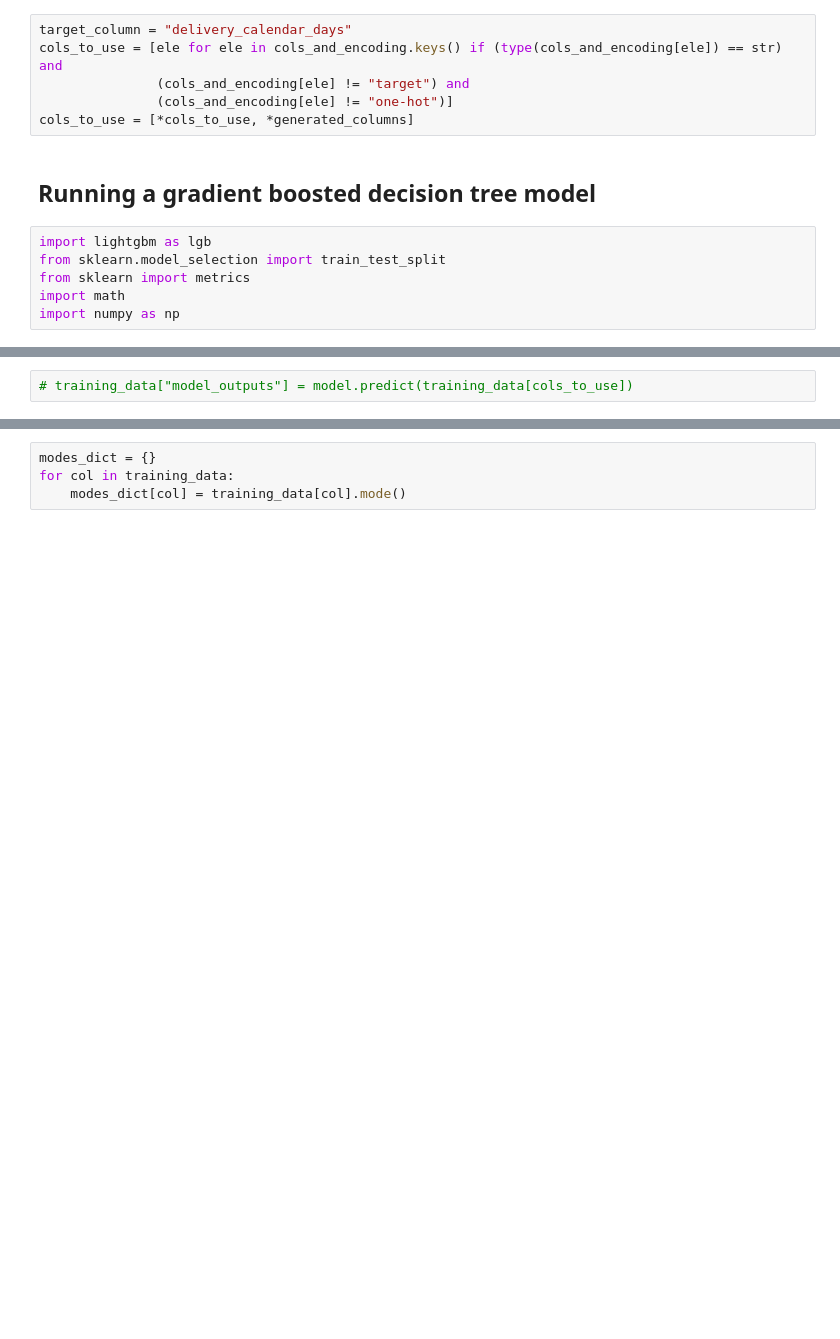
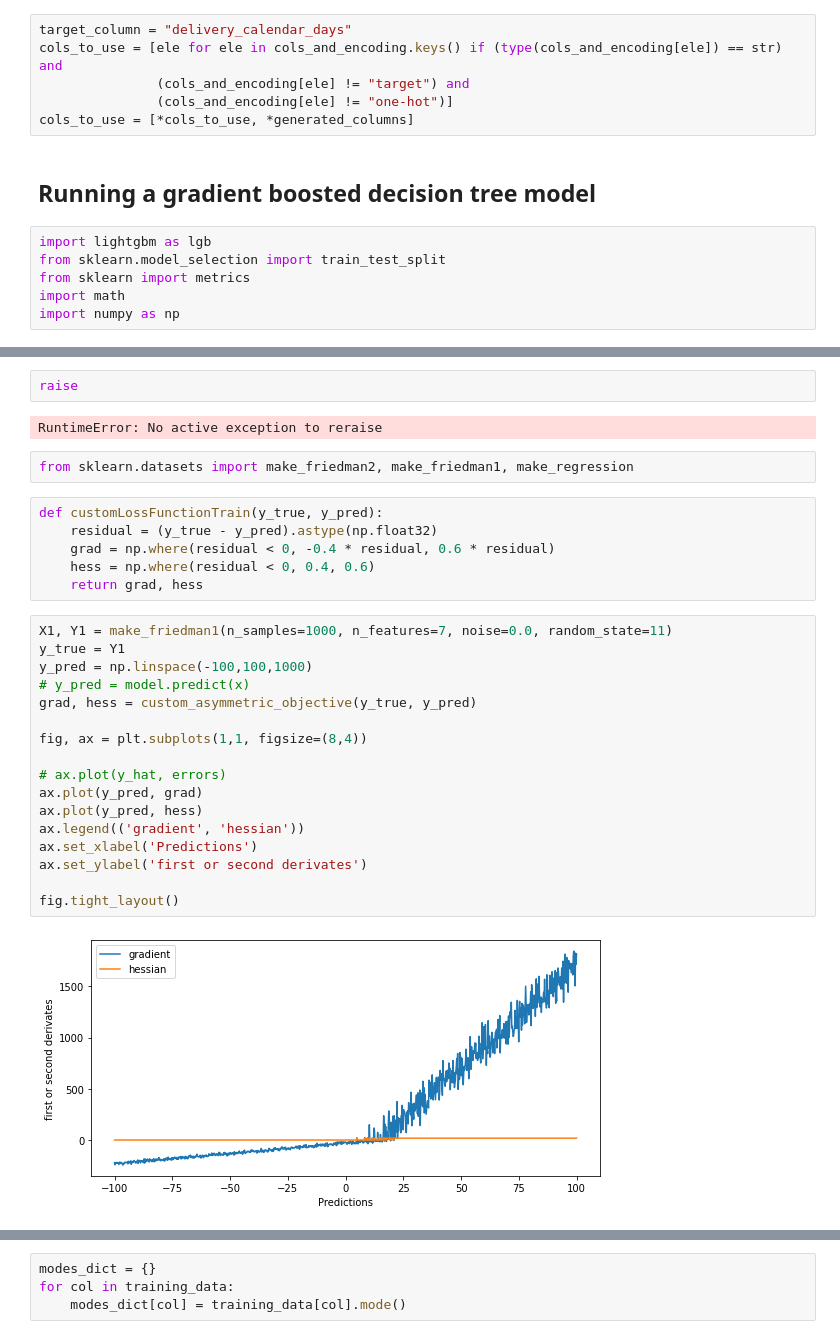
Before and after one commit to Swagget/ebay_delivery_prediction_competition, a Jupyter notebook: notebooks/Monisha_notebook.ipynb, the cells around one changed output, grey strips where cells are left out. Cells and saved outputs as stored; diff of their text form; blank space fills up the shorter version.

```diff
--- a/notebooks/Monisha_notebook.ipynb
+++ b/notebooks/Monisha_notebook.ipynb
@@ -209,2 +194,31 @@ Testing accuracy 0.1395
-# %%
-# training_data["model_outputs"] = model.predict(training_data[cols_to_use])
+# %%
+raise
+# %% [output]
+RuntimeError: No active exception to reraise
+# %%
+from sklearn.datasets import make_friedman2, make_friedman1, make_regression
+# %%
+def customLossFunctionTrain(y_true, y_pred):
+    residual = (y_true - y_pred).astype(np.float32)
+    grad = np.where(residual < 0, -0.4 * residual, 0.6 * residual)
+    hess = np.where(residual < 0, 0.4, 0.6)
+    return grad, hess
+# %%
+X1, Y1 = make_friedman1(n_samples=1000, n_features=7, noise=0.0, random_state=11)
+y_true = Y1
+y_pred = np.linspace(-100,100,1000)
+# y_pred = model.predict(x)
+grad, hess = custom_asymmetric_objective(y_true, y_pred)
+
+fig, ax = plt.subplots(1,1, figsize=(8,4))
+
+# ax.plot(y_hat, errors)
+ax.plot(y_pred, grad)
+ax.plot(y_pred, hess)
+ax.legend(('gradient', 'hessian'))
+ax.set_xlabel('Predictions')
+ax.set_ylabel('first or second derivates')
+
+fig.tight_layout()
+# %% [output]
+[figure, added]
```
Also changed, not shown: parts of 22 cells of this notebook.
